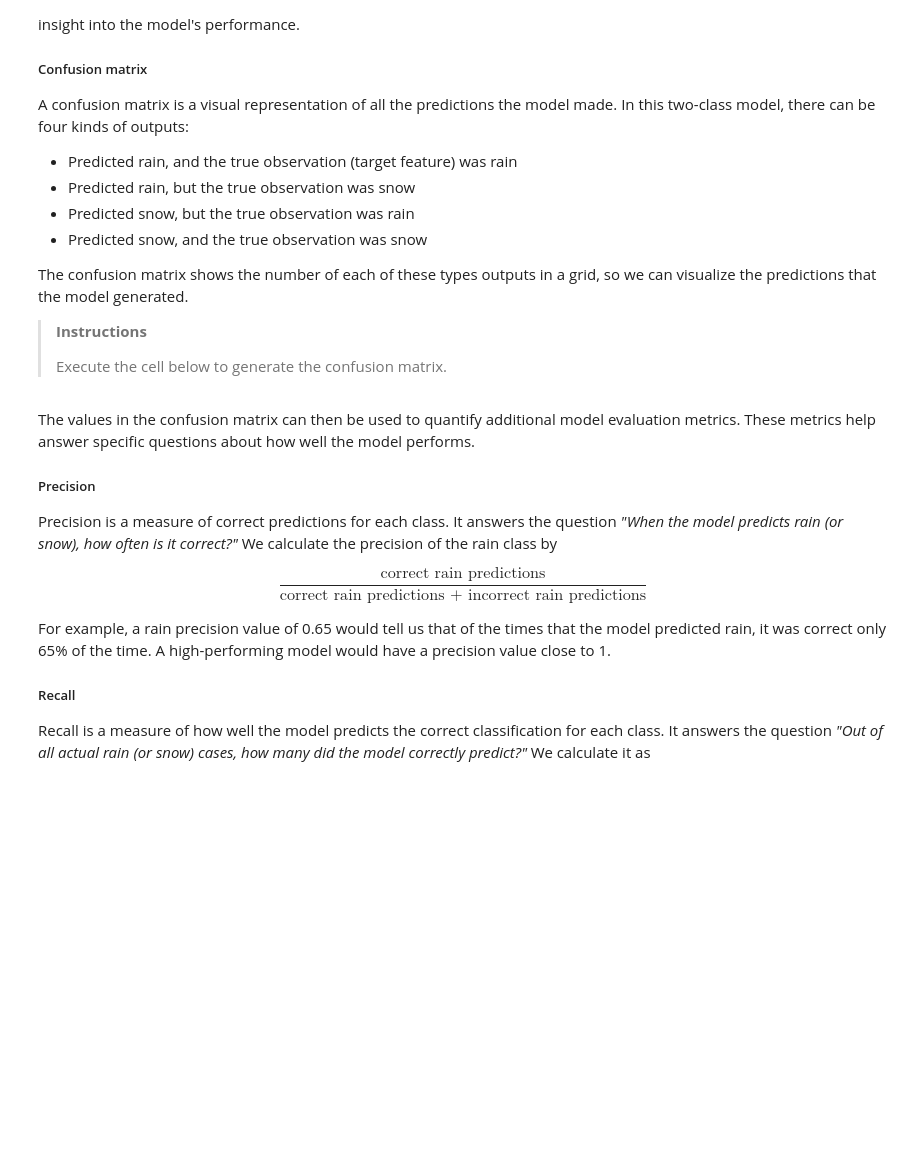
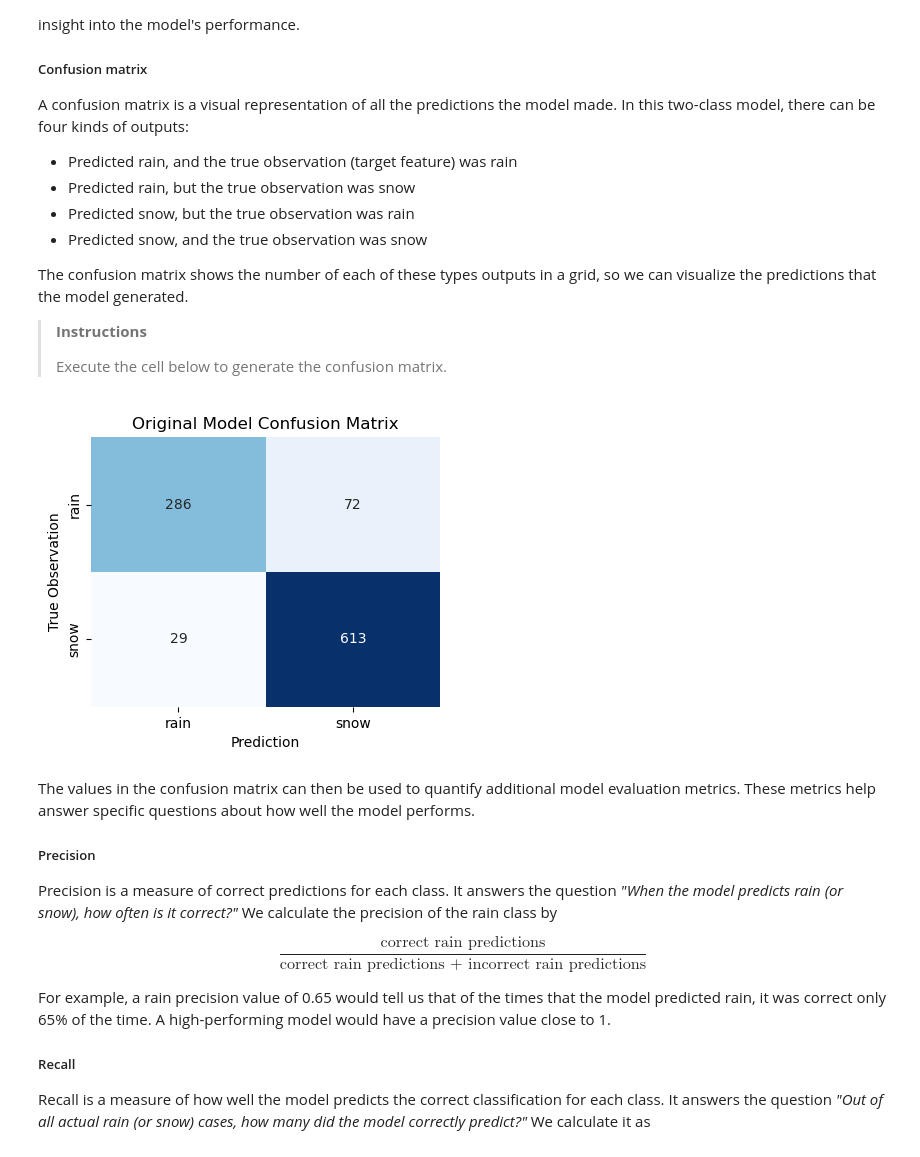
Before and after one commit to Unidata/supervised-ml-readiness, a Jupyter notebook: Module2/ptype_ml.ipynb, the cells around one changed output. Drawn from its saved outputs; the diff is of its cells as text; code cells hidden in the pictures; blank space fills up the shorter version.

Commit message:
Added confusion Matrix

```diff
--- a/Module2/ptype_ml.ipynb
+++ b/Module2/ptype_ml.ipynb
@@ -486,3 +482,9 @@ plt.show()
+# %%
+fig = plot_confusion_matrix(model.classes_, y_true=y_val, y_pred=y_pred,
+                           title='Original Model Confusion Matrix')
+plt.show()
+# %% [output]
+[figure, added]
 # %% [markdown]
 The values in the confusion matrix can then be used to quantify additional model evaluation metrics. These metrics help answer specific questions about how well the model performs.
 
```
Also changed, not shown: parts of 6 cells of this notebook, 1 other file.
